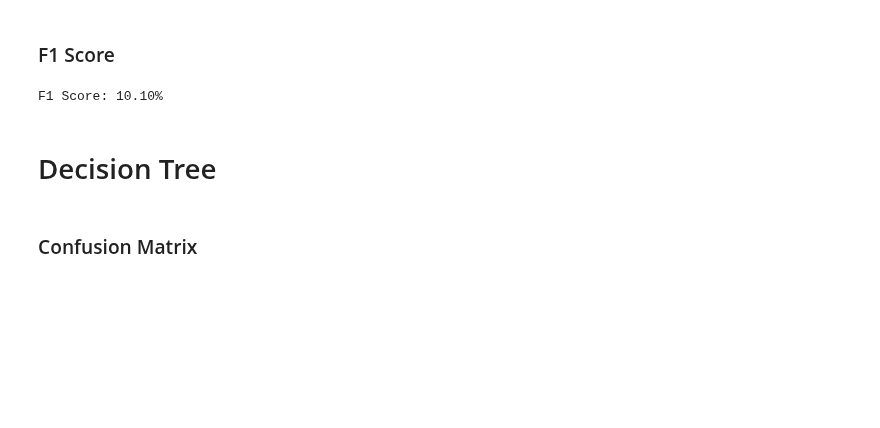
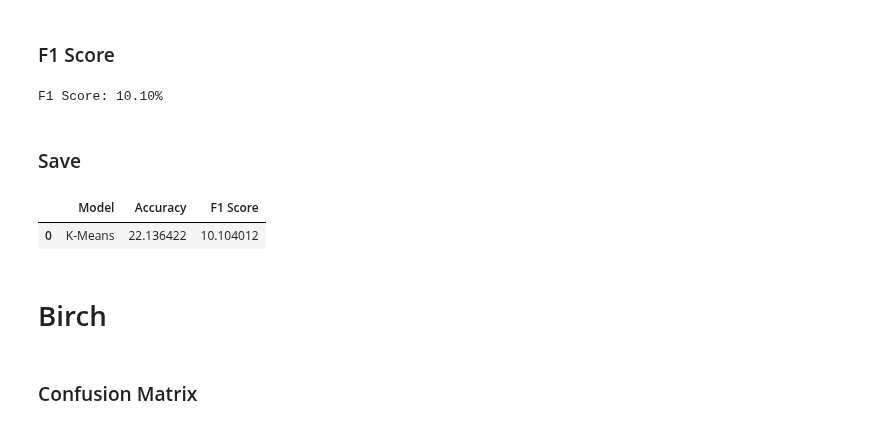
Before and after one commit to abphilip-vit/College7, a Jupyter notebook: T4/T4.ipynb, the cells around one changed output. Cells and saved outputs as stored; diff of their text form; code cells hidden in the pictures; blank space fills up the shorter version.

```diff
--- a/T4/T4.ipynb
+++ b/T4/T4.ipynb
@@ -192,5 +192,3 @@ f11 = f1_score(allen1['Cluster'],model1.labels_)
 print('F1 Score: {:.2%}'.format(f11))
 # %% [output]
 F1 Score: 10.10%
-# %% [markdown]
-# Decision Tree
@@ -200,0 +195,13 @@ p2 = model2.predict(xtest)
+# %% [markdown]
+### Save
+# %%
+allen11 = pd.DataFrame({'Model':'K-Means',
+                      'Accuracy':[(c1[0,0]+c1[1,1])/sum(sum(c1))*100],
+                      'F1 Score':[f11*100]})
+# %%
+allen11.head()
+# %% [output]
+|  | Model | Accuracy | F1 Score |
+| 0 | K-Means | 22.136422 | 10.104012 |
+# %% [markdown]
+# Birch
```
Also changed, not shown: parts of 46 cells of this notebook.
